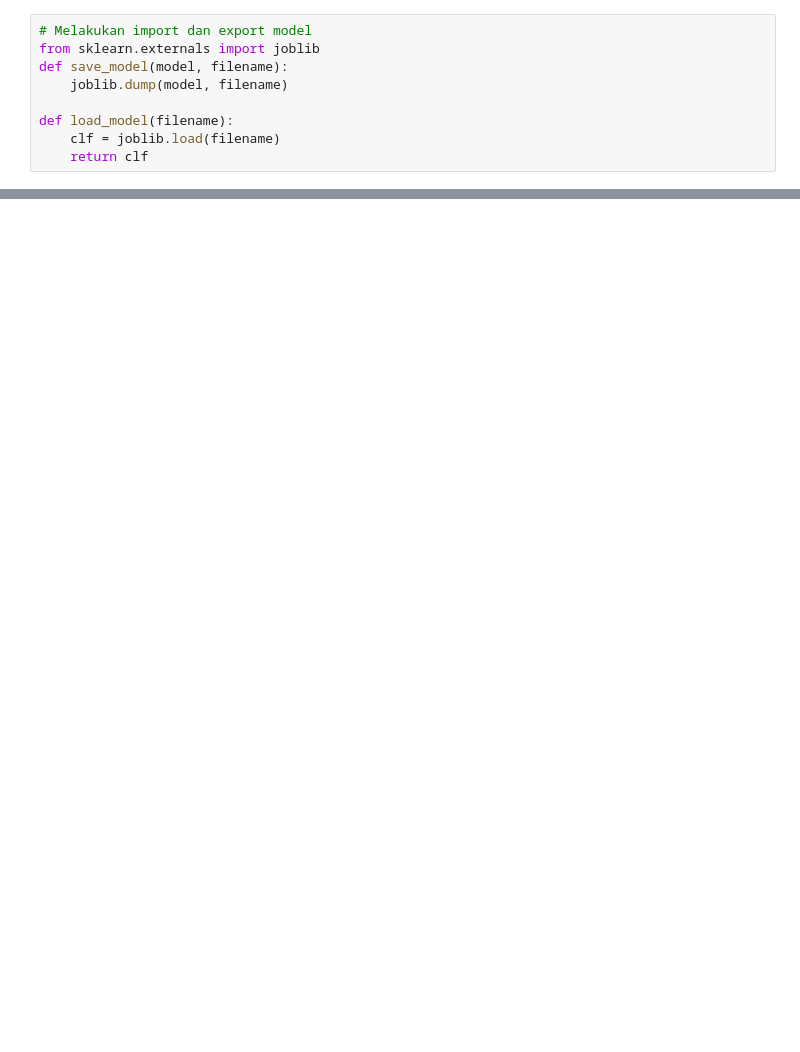
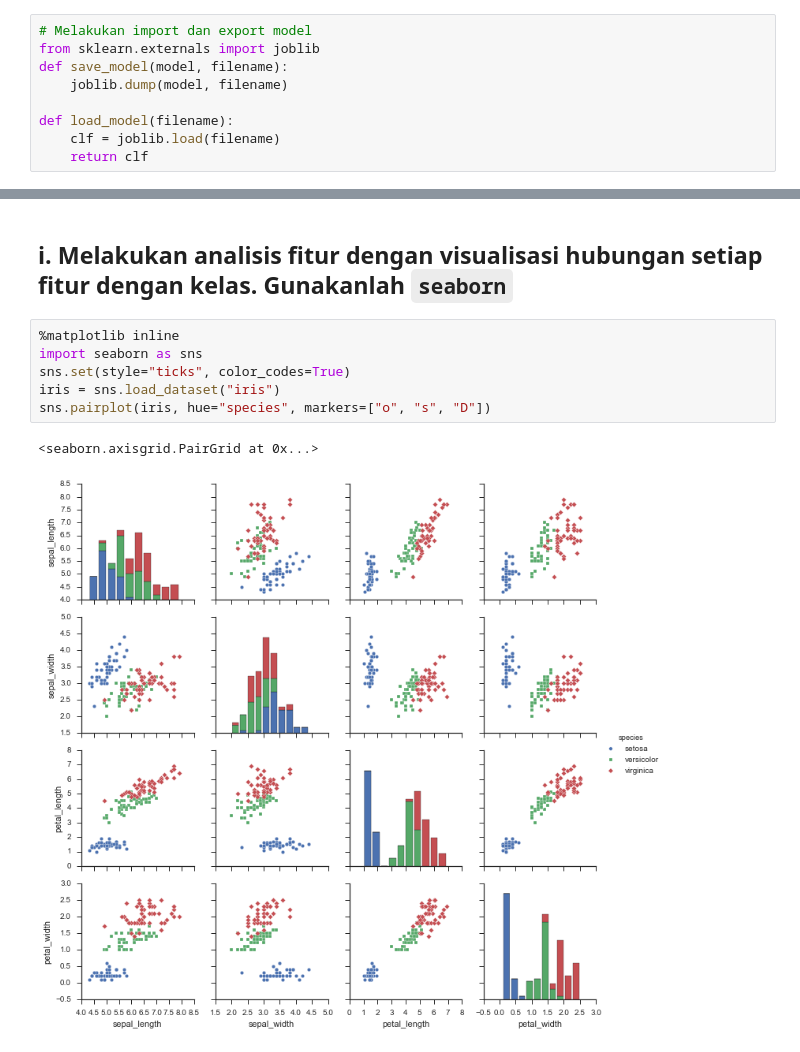
Before and after one commit to geraldzakwan/JupyterNotebookTask, a Jupyter notebook: Tucil2_13514029.ipynb, the cells around one changed output, grey strips where cells are left out. Cells and saved outputs as stored; diff of their text form; blank space fills up the shorter version.

```diff
--- a/Tucil2_13514029.ipynb
+++ b/Tucil2_13514029.ipynb
@@ -196,0 +303,11 @@ Y =  5
+# %% [markdown]
+## i. Melakukan analisis fitur dengan visualisasi hubungan setiap fitur dengan kelas. Gunakanlah `seaborn`
+# %%
+%matplotlib inline
+import seaborn as sns
+sns.set(style="ticks", color_codes=True)
+iris = sns.load_dataset("iris")
+sns.pairplot(iris, hue="species", markers=["o", "s", "D"])
+# %% [output]
+<seaborn.axisgrid.PairGrid at 0x...>
+[figure, added]
```
Also changed, not shown: parts of 12 cells of this notebook.
